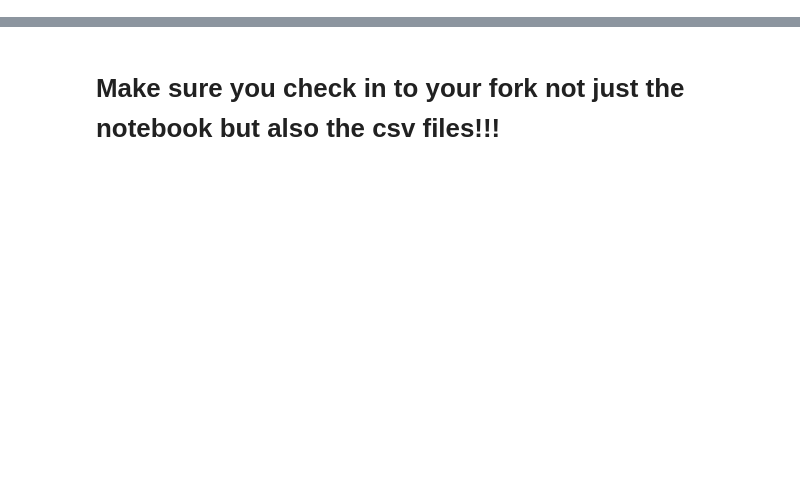
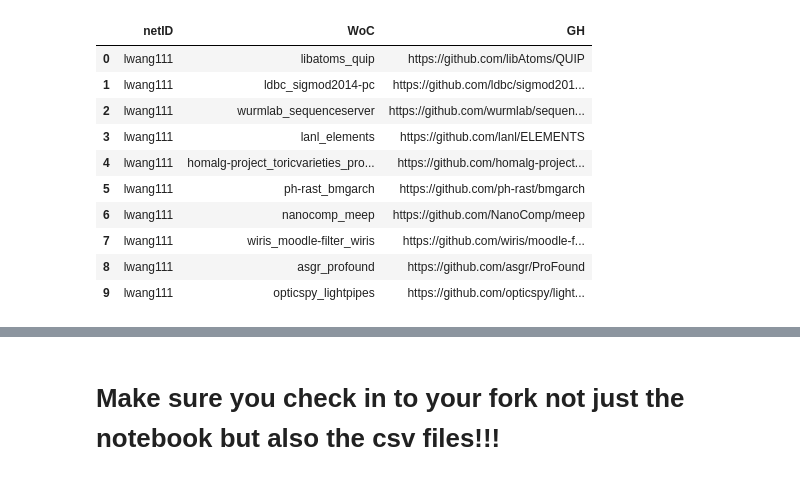
Before and after one commit to MrKleenex12/MiniProject2, a Jupyter notebook: lwang111.ipynb, the cells around one changed output, grey strips where cells are left out. Drawn from its saved outputs; the diff is of its cells as text; code cells hidden in the pictures; blank space fills up the shorter version.

```diff
--- a/lwang111.ipynb
+++ b/lwang111.ipynb
@@ -99,0 +4,29 @@ dfinf.to_csv(yournetid+'_project_summary.csv', index=False,sep=';', mode='a', he
+# %%
+# --- Setup: WoC client and assigned projects ---
+import os
+import time
+from datetime import datetime, timezone
+
+import pandas as pd
+import requests
+from tqdm import tqdm
+from woc.remote import WocMapsRemote
+
+woc = WocMapsRemote(base_url="https://worldofcode.org/api/")
+
+yournetid = 'lwang111'
+assignments = pd.read_csv('net2prj.csv')
+my_projects = assignments[assignments['netID'] == yournetid].reset_index(drop=True)
+my_projects
+# %% [output]
+|  | netID | WoC | GH |
+| 0 | lwang111 | libatoms_quip | https://github.com/libAtoms/QUIP |
+| 1 | lwang111 | ldbc_sigmod2014-pc | https://github.com/ldbc/sigmod201... |
+| 2 | lwang111 | wurmlab_sequenceserver | https://github.com/wurmlab/sequen... |
+| 3 | lwang111 | lanl_elements | https://github.com/lanl/ELEMENTS |
+| 4 | lwang111 | homalg-project_toricvarieties_pro... | https://github.com/homalg-project... |
+| 5 | lwang111 | ph-rast_bmgarch | https://github.com/ph-rast/bmgarch |
+| 6 | lwang111 | nanocomp_meep | https://github.com/NanoComp/meep |
+| 7 | lwang111 | wiris_moodle-filter_wiris | https://github.com/wiris/moodle-f... |
+| 8 | lwang111 | asgr_profound | https://github.com/asgr/ProFound |
+| 9 | lwang111 | opticspy_lightpipes | https://github.com/opticspy/light... |
```
Also changed, not shown: parts of 17 cells of this notebook, 1 other file.
